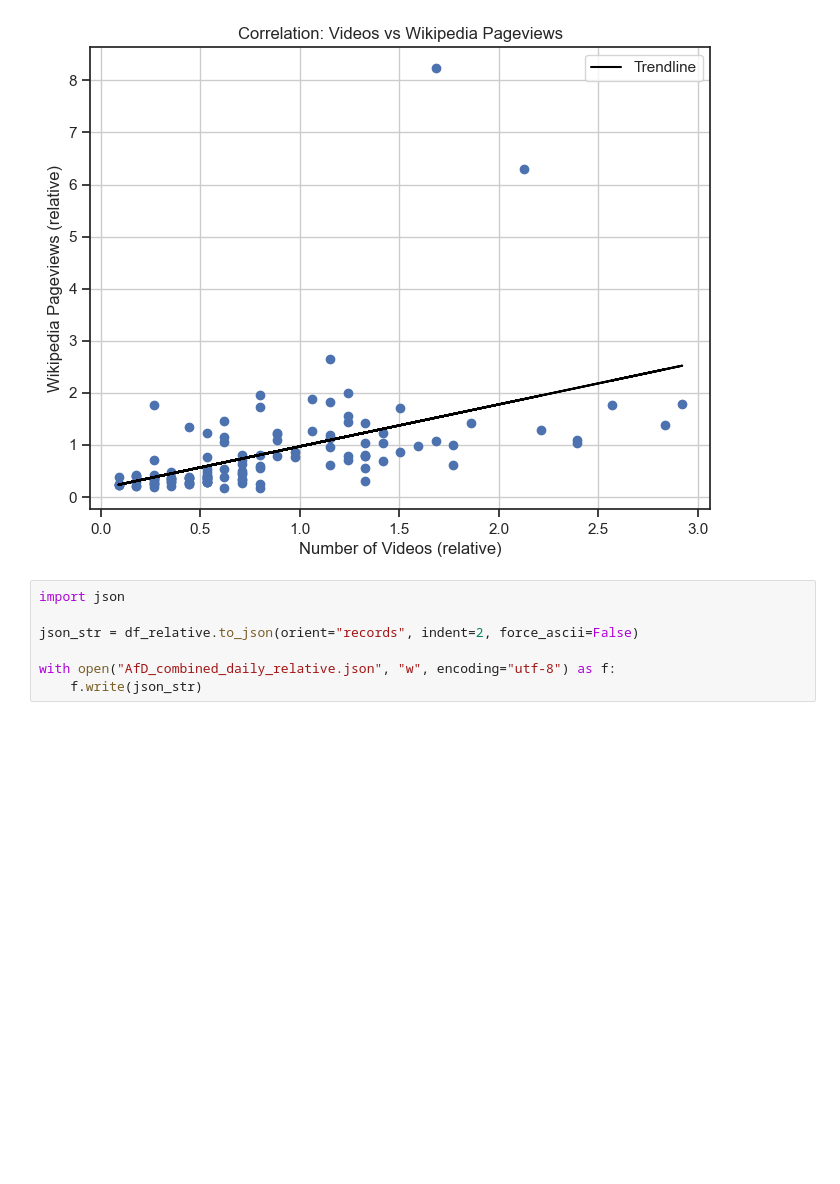
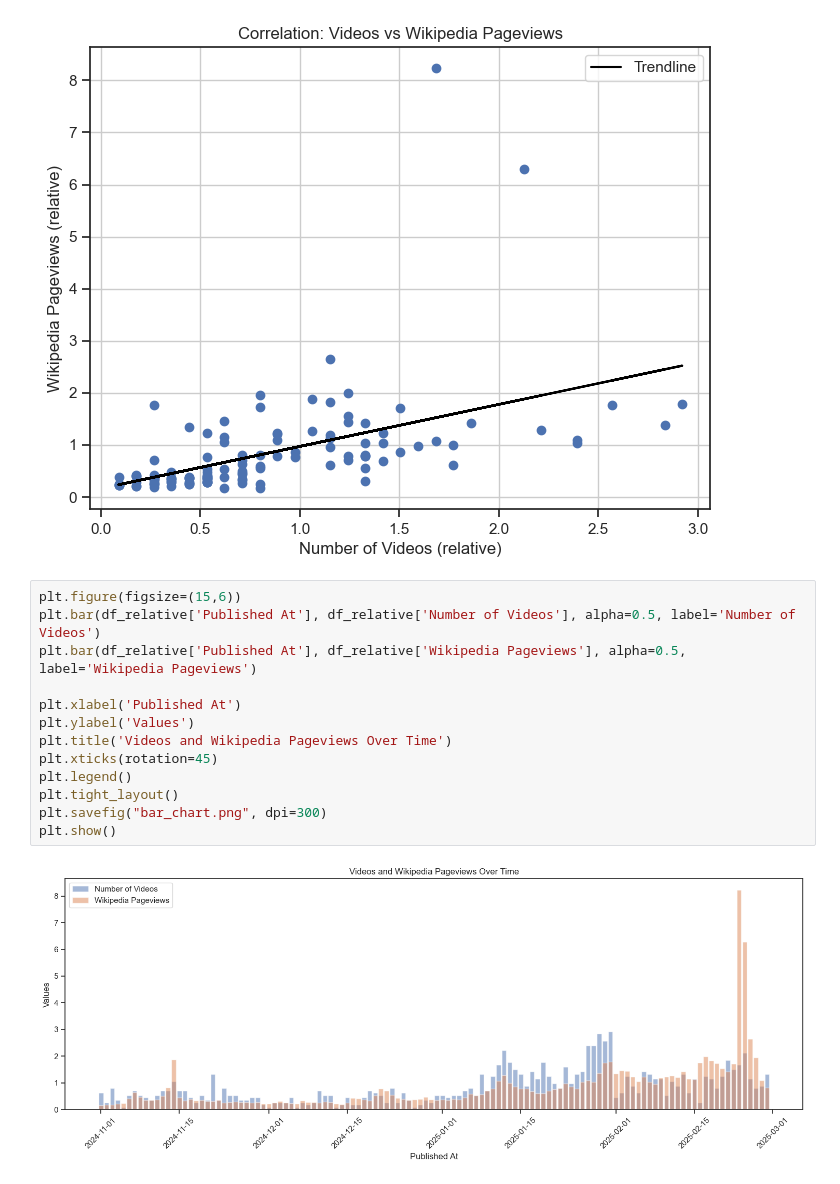
Before and after one commit to DataDivasCAU/DataDivas, a Jupyter notebook: quest 2/jupyter Notebooks/AfD_combined_Daily.ipynb, the cells around one changed output. Cells and saved outputs as stored; diff of their text form; blank space fills up the shorter version.

```diff
--- a/quest 2/jupyter Notebooks/AfD_combined_Daily.ipynb
+++ b/quest 2/jupyter Notebooks/AfD_combined_Daily.ipynb
@@ -159,9 +160,17 @@ plt.show()
 # %% [output]
 [figure]
 # %%
-import json
+plt.figure(figsize=(15,6))
+plt.bar(df_relative['Published At'], df_relative['Number of Videos'], alpha=0.5, label='Number of Videos')
+plt.bar(df_relative['Published At'], df_relative['Wikipedia Pageviews'], alpha=0.5, label='Wikipedia Pageviews')
 
-json_str = df_relative.to_json(orient="records", indent=2, force_ascii=False)
-
-with open("AfD_combined_daily_relative.json", "w", encoding="utf-8") as f:
-    f.write(json_str)
+plt.xlabel('Published At')
+plt.ylabel('Values')
+plt.title('Videos and Wikipedia Pageviews Over Time')
+plt.xticks(rotation=45)
+plt.legend()
+plt.tight_layout()
+plt.savefig("bar_chart.png", dpi=300)
+plt.show()
+# %% [output]
+[figure, added]
```
Also changed, not shown: parts of 5 cells of this notebook, 3 other files.
